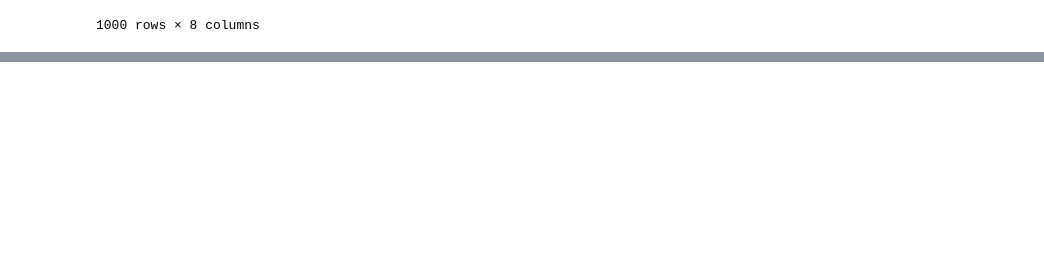
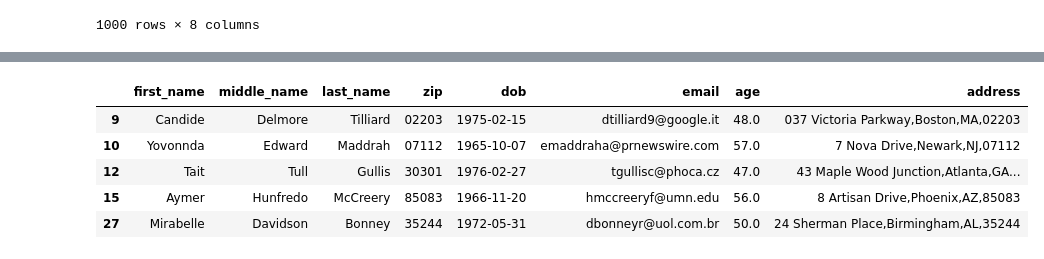
Before and after one commit to Shinhaeyoon/Project-2_ETL, a Jupyter notebook: Mini-project_ETL.ipynb, the cells around one changed output, grey strips where cells are left out. Cells and saved outputs as stored; diff of their text form; code cells hidden in the pictures; blank space fills up the shorter version.

```diff
--- a/Mini-project_ETL.ipynb
+++ b/Mini-project_ETL.ipynb
@@ -239,0 +196,15 @@ Dayton,  OH  45403
+# %%
+df_a2 = df[df.Line2 == ' ']
+df_a2 = df_a2.drop('Line2', axis=1)
+df_a2['address'] = df['Line1'].map(str) + ',' + df['City'].map(str) + ',' + df['State'].map(str)+ ',' + df['zip'].map(str)
+df_a2 = df_a2.drop('Line1', axis=1)
+df_a2 = df_a2.drop('State', axis=1)
+df_a2 = df_a2.drop('City', axis=1)
+df_a2.head()
+# %% [output]
+|  | first_name | middle_name | last_name | zip | dob | email | age | address |
+| 9 | Candide | Delmore | Tilliard | 02203 | 1975-02-15 | dtilliard9@google.it | 48.0 | 037 Victoria Parkway,Boston,MA,02203 |
+| 10 | Yovonnda | Edward | Maddrah | 07112 | 1965-10-07 | emaddraha@prnewswire.com | 57.0 | 7 Nova Drive,Newark,NJ,07112 |
+| 12 | Tait | Tull | Gullis | 30301 | 1976-02-27 | tgullisc@phoca.cz | 47.0 | 43 Maple Wood Junction,Atlanta,GA... |
+| 15 | Aymer | Hunfredo | McCreery | 85083 | 1966-11-20 | hmccreeryf@umn.edu | 56.0 | 8 Artisan Drive,Phoenix,AZ,85083 |
+| 27 | Mirabelle | Davidson | Bonney | 35244 | 1972-05-31 | dbonneyr@uol.com.br | 50.0 | 24 Sherman Place,Birmingham,AL,35244 |
```
Also changed, not shown: parts of 6 cells of this notebook.
